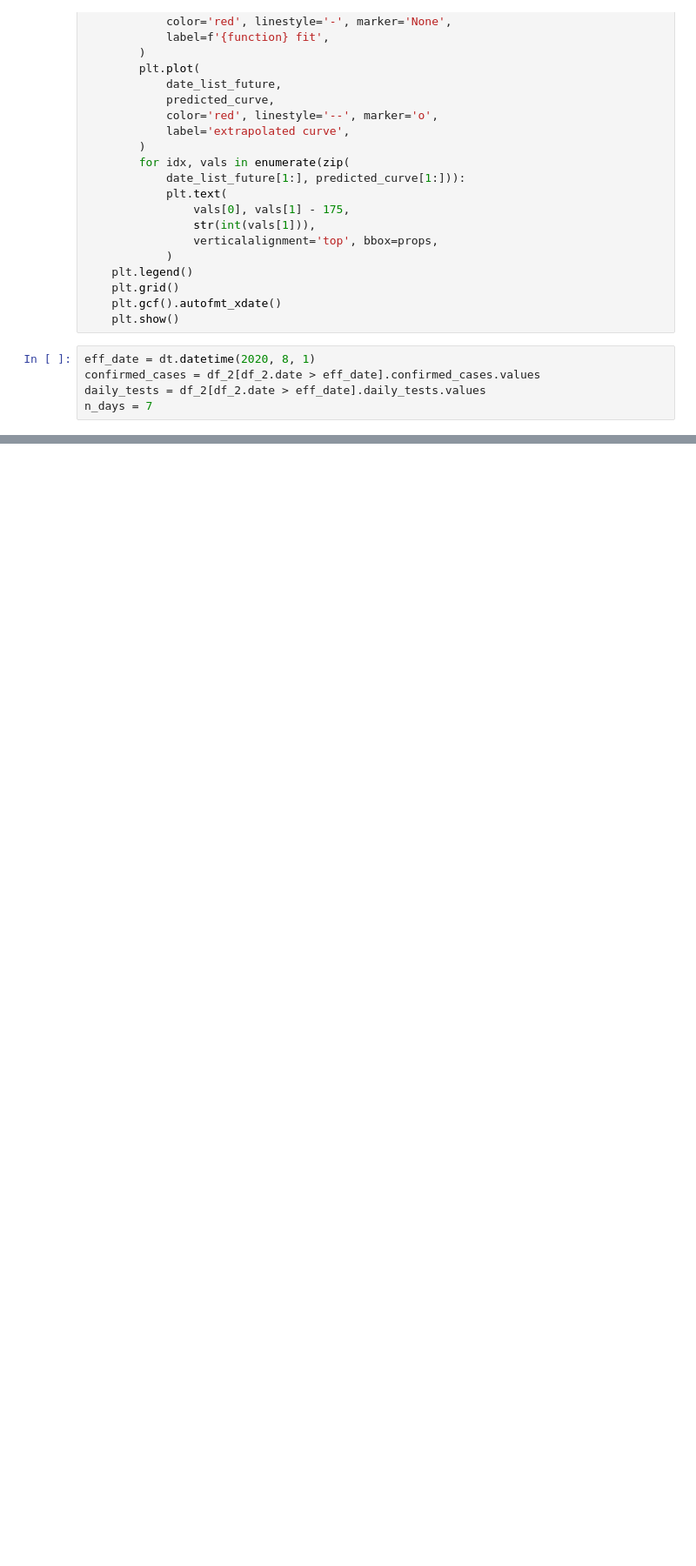
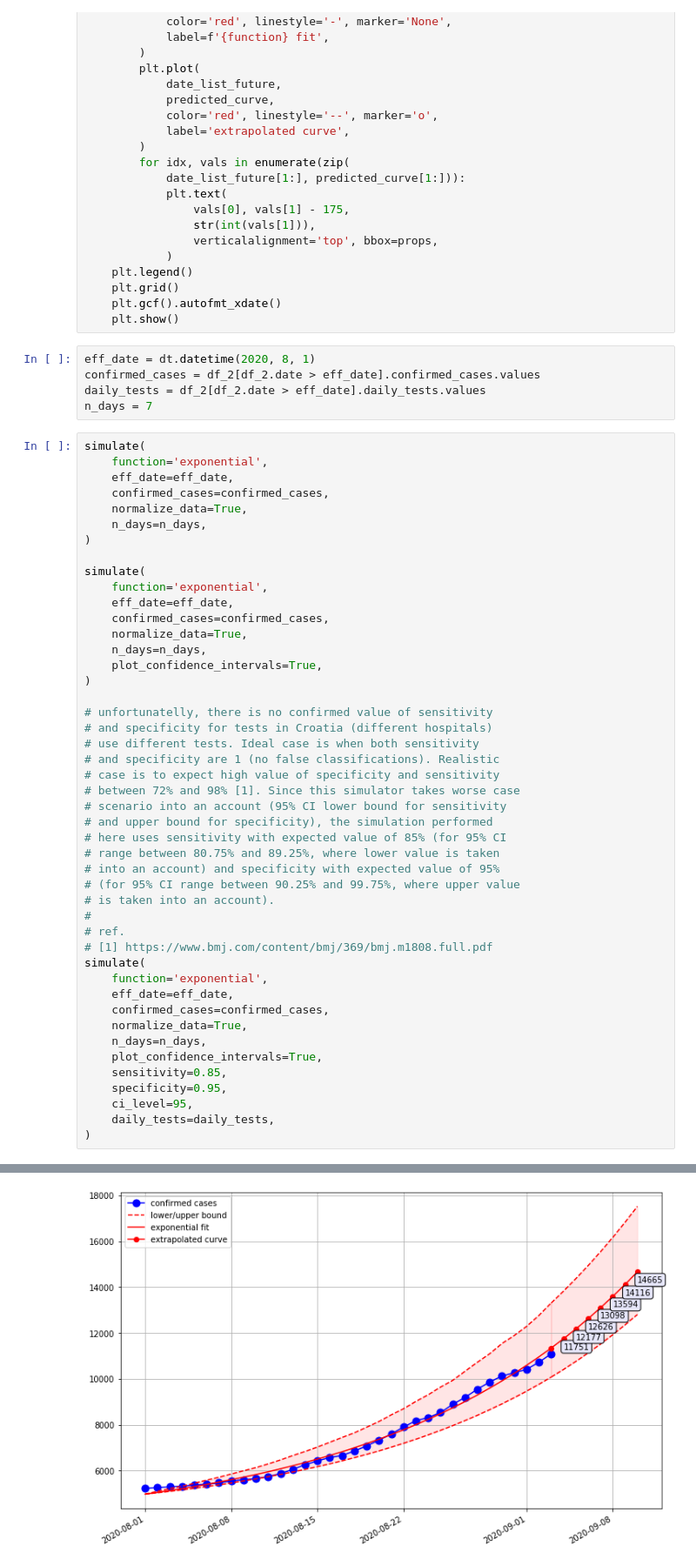
Before and after one commit to akapet00/coropy, a Jupyter notebook: sandbox/02-Second-Wave-Curve-Fitting.ipynb, the cells around one changed output, grey strips where cells are left out. Shown at 87% size. Saved outputs shown, nothing was run; the diff lists cells and outputs as text; blank space fills up the shorter version.

```diff
--- a/sandbox/02-Second-Wave-Curve-Fitting.ipynb
+++ b/sandbox/02-Second-Wave-Curve-Fitting.ipynb
@@ -262,3 +262,50 @@ eff_date = dt.datetime(2020, 8, 1)
 confirmed_cases = df_2[df_2.date > eff_date].confirmed_cases.values
 daily_tests = df_2[df_2.date > eff_date].daily_tests.values
 n_days = 7
+# %%
+simulate(
+    function='exponential',
+    eff_date=eff_date,
+    confirmed_cases=confirmed_cases,
+    normalize_data=True,
+    n_days=n_days,
+)
+
+simulate(
+    function='exponential',
+    eff_date=eff_date,
+    confirmed_cases=confirmed_cases,
+    normalize_data=True,
+    n_days=n_days,
+    plot_confidence_intervals=True,
+)
+
+# unfortunatelly, there is no confirmed value of sensitivity
+# and specificity for tests in Croatia (different hospitals)
+# use different tests. Ideal case is when both sensitivity
+# and specificity are 1 (no false classifications). Realistic
+# case is to expect high value of specificity and sensitivity
+# between 72% and 98% [1]. Since this simulator takes worse case
+# scenario into an account (95% CI lower bound for sensitivity
+# and upper bound for specificity), the simulation performed
+# here uses sensitivity with expected value of 85% (for 95% CI
+# range between 80.75% and 89.25%, where lower value is taken
+# into an account) and specificity with expected value of 95%
+# (for 95% CI range between 90.25% and 99.75%, where upper value
+# is taken into an account).
+#
+# ref.
+# [1] https://www.bmj.com/content/bmj/369/bmj.m1808.full.pdf
+simulate(
+    function='exponential',
+    eff_date=eff_date,
+    confirmed_cases=confirmed_cases,
+    normalize_data=True,
+    n_days=n_days,
+    plot_confidence_intervals=True,
+    sensitivity=0.85,
+    specificity=0.95,
+    ci_level=95,
+    daily_tests=daily_tests,
+)
+# %% [output]
@@ -265,2 +314,3 @@ n_days = 7
+[figure, added]
 # %%
 simulate(
```
Also changed, not shown: parts of 3 cells of this notebook.
